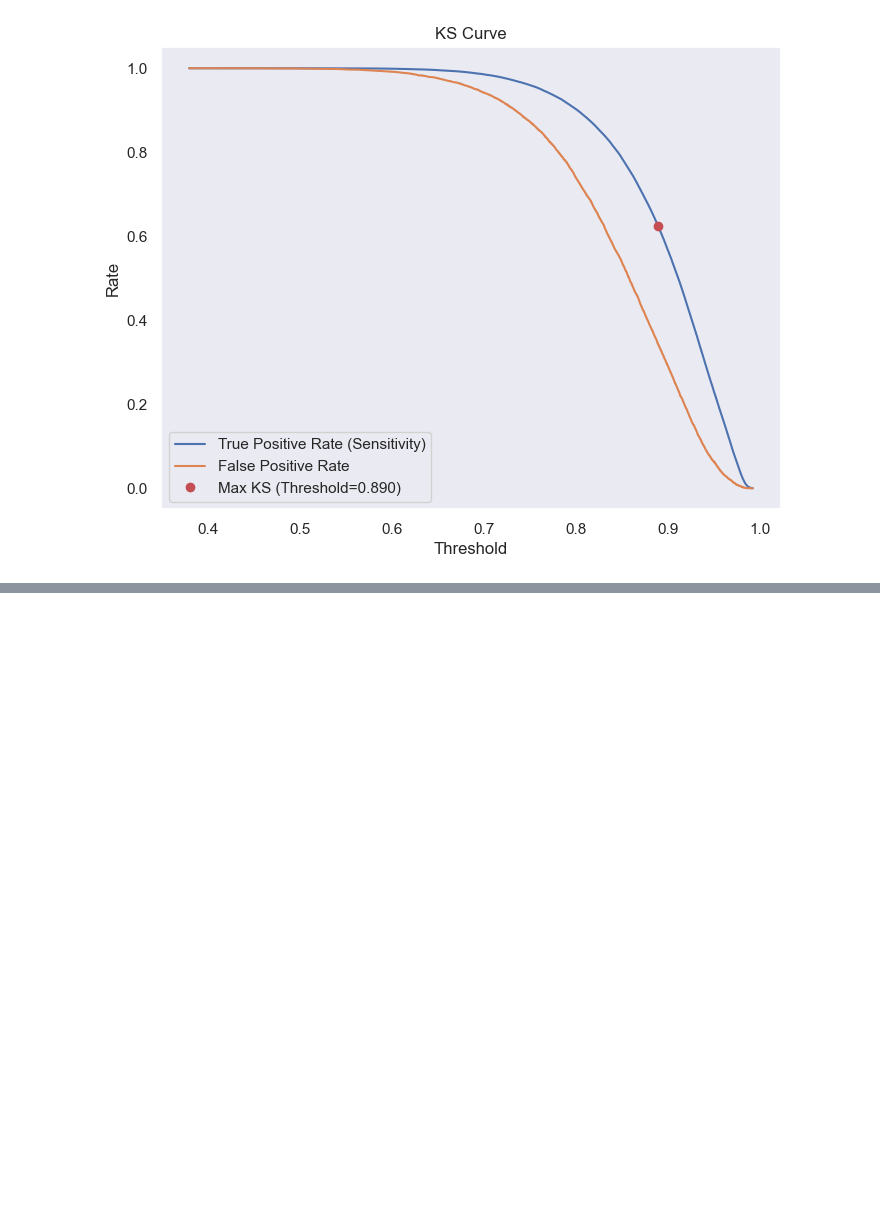
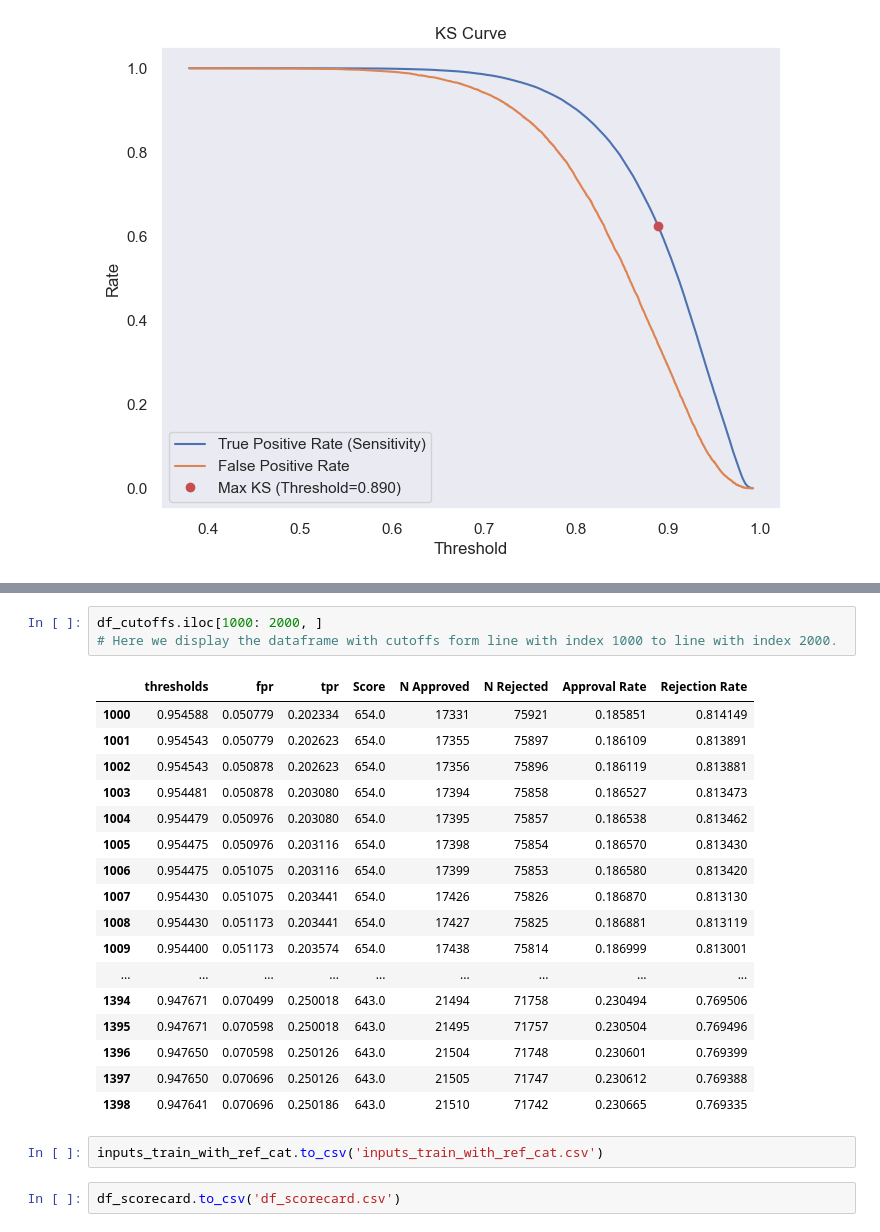
Before and after one commit to dcgkpindiastudy/CreditRiskModelingInPython, a Jupyter notebook: Src/Credit Risk Modeling - PD Model.ipynb, the cells around one changed output, grey strips where cells are left out. Saved outputs shown, nothing was run; the diff lists cells and outputs as text; blank space fills up the shorter version.

```diff
--- a/Src/Credit Risk Modeling - PD Model.ipynb
+++ b/Src/Credit Risk Modeling - PD Model.ipynb
@@ -1567,0 +2281,25 @@ plot_ks_curve(loan_data_targets_test, y_hat_test_proba)
+# %%
+df_cutoffs.iloc[1000: 2000, ]
+# Here we display the dataframe with cutoffs form line with index 1000 to line with index 2000.
+# %% [output]
+|  | thresholds | fpr | tpr | Score | N Approved | N Rejected | Approval Rate | Rejection Rate |
+| 1000 | 0.954588 | 0.050779 | 0.202334 | 654.0 | 17331 | 75921 | 0.185851 | 0.814149 |
+| 1001 | 0.954543 | 0.050779 | 0.202623 | 654.0 | 17355 | 75897 | 0.186109 | 0.813891 |
+| 1002 | 0.954543 | 0.050878 | 0.202623 | 654.0 | 17356 | 75896 | 0.186119 | 0.813881 |
+| 1003 | 0.954481 | 0.050878 | 0.203080 | 654.0 | 17394 | 75858 | 0.186527 | 0.813473 |
+| 1004 | 0.954479 | 0.050976 | 0.203080 | 654.0 | 17395 | 75857 | 0.186538 | 0.813462 |
+| 1005 | 0.954475 | 0.050976 | 0.203116 | 654.0 | 17398 | 75854 | 0.186570 | 0.813430 |
+| 1006 | 0.954475 | 0.051075 | 0.203116 | 654.0 | 17399 | 75853 | 0.186580 | 0.813420 |
+| 1007 | 0.954430 | 0.051075 | 0.203441 | 654.0 | 17426 | 75826 | 0.186870 | 0.813130 |
+| 1008 | 0.954430 | 0.051173 | 0.203441 | 654.0 | 17427 | 75825 | 0.186881 | 0.813119 |
+| 1009 | 0.954400 | 0.051173 | 0.203574 | 654.0 | 17438 | 75814 | 0.186999 | 0.813001 |
+| ... | ... | ... | ... | ... | ... | ... | ... | ... |
+| 1394 | 0.947671 | 0.070499 | 0.250018 | 643.0 | 21494 | 71758 | 0.230494 | 0.769506 |
+| 1395 | 0.947671 | 0.070598 | 0.250018 | 643.0 | 21495 | 71757 | 0.230504 | 0.769496 |
+| 1396 | 0.947650 | 0.070598 | 0.250126 | 643.0 | 21504 | 71748 | 0.230601 | 0.769399 |
+| 1397 | 0.947650 | 0.070696 | 0.250126 | 643.0 | 21505 | 71747 | 0.230612 | 0.769388 |
+| 1398 | 0.947641 | 0.070696 | 0.250186 | 643.0 | 21510 | 71742 | 0.230665 | 0.769335 |
+# %%
+inputs_train_with_ref_cat.to_csv('inputs_train_with_ref_cat.csv')
+# %%
+df_scorecard.to_csv('df_scorecard.csv')
```
Also changed, not shown: parts of 80 cells of this notebook.
